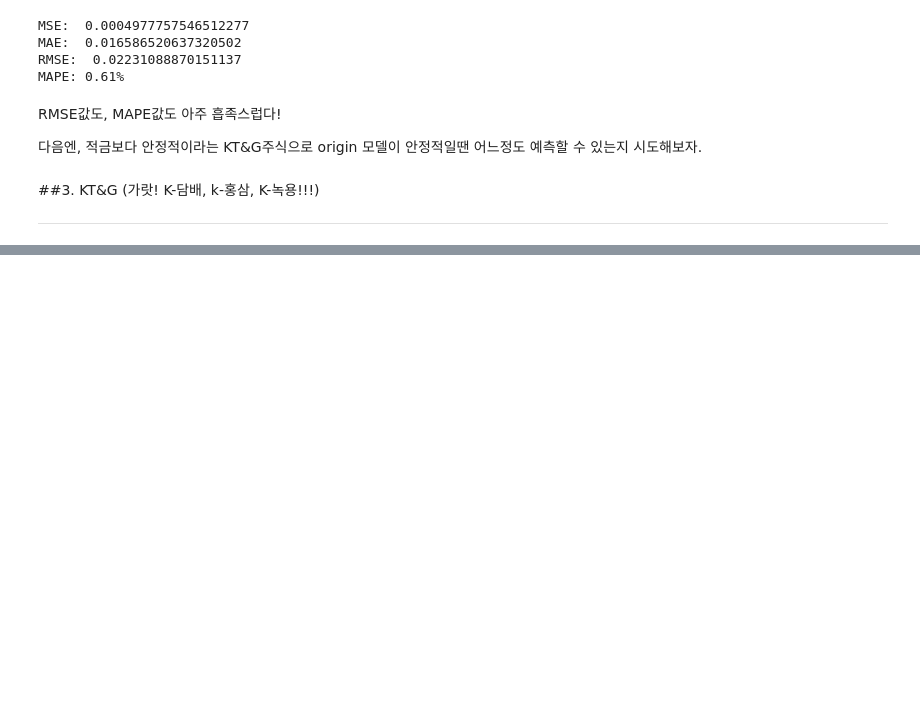
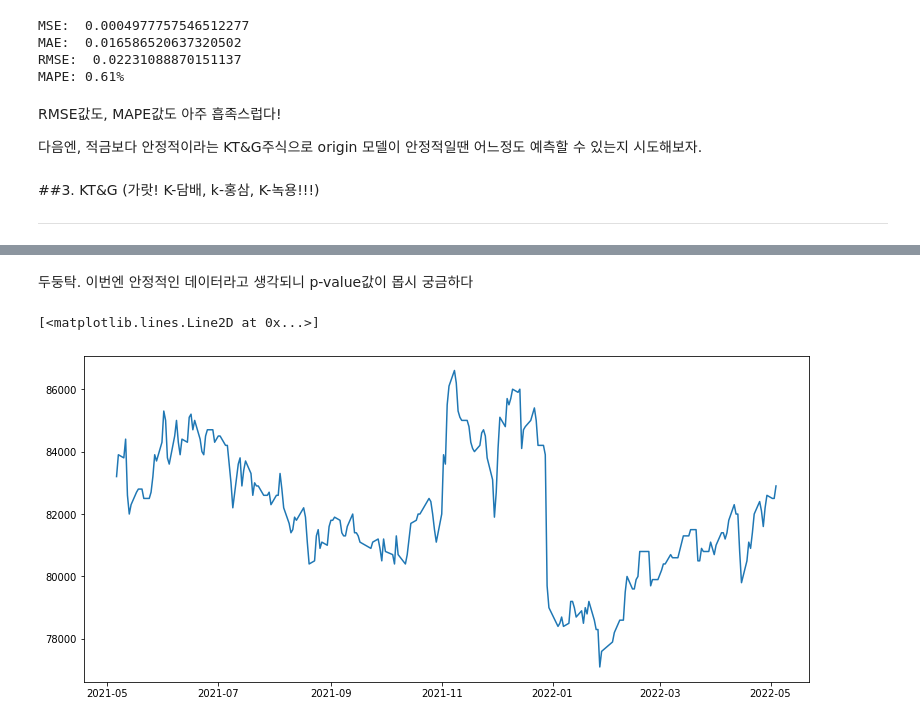
Before and after one commit to Chabbbbbo/EXPLORATION, a Jupyter notebook: EX-3/[E_03]Stock_prediction_using_time_series.ipynb, the cells around one changed output, grey strips where cells are left out. Saved outputs shown, nothing was run; the diff lists cells and outputs as text; code cells hidden in the pictures; blank space fills up the shorter version.

```diff
--- a/EX-3/[E_03]Stock_prediction_using_time_series.ipynb
+++ b/EX-3/[E_03]Stock_prediction_using_time_series.ipynb
@@ -1187,0 +1184,14 @@ RMSE값도, MAPE값도 아주 흡족스럽다!
+# %%
+#구글 코랩 데이터 불러오기
+from google.colab import drive
+drive.mount("/content/drive")
+data_path = '/content/drive/MyDrive/COLAB_data/033780.KS.csv'
+
+# Time Series 생성
+import warnings
+warnings.filterwarnings('ignore')
+
+df_KT = pd.read_csv(data_path, index_col='Date', parse_dates=True)
+ts_KT = df_KT['Close']
+
+ts_KT.head()
@@ -1187,0 +1207,10 @@ RMSE값도, MAPE값도 아주 흡족스럽다!
+# %% [markdown]
+두둥탁. 이번엔 안정적인 데이터라고 생각되니 p-value값이 몹시 궁금하다
+# %%
+from matplotlib.pylab import rcParams
+rcParams['figure.figsize'] = 13, 6
+
+plt.plot(ts_KT)
+# %% [output]
+[<matplotlib.lines.Line2D at 0x...>]
+[figure, added]
```
Also changed, not shown: parts of 35 cells of this notebook.
